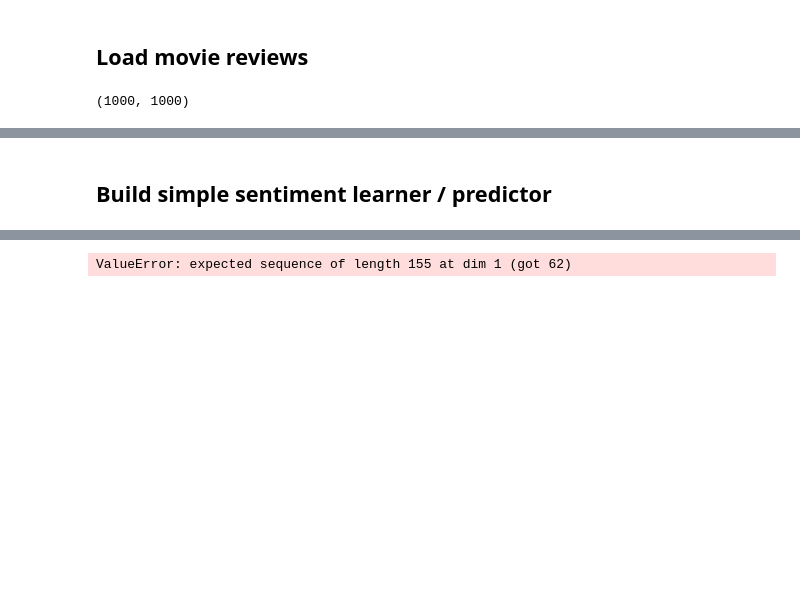
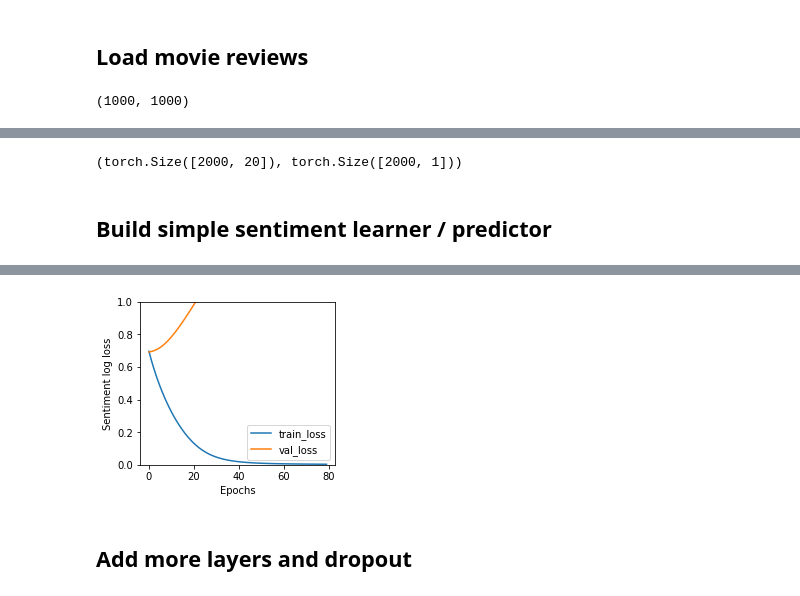
Before and after one commit to parrt/playdl, a Jupyter notebook: notebooks/imdb-sentiment-pytorch.ipynb, the cells around one changed output, grey strips where cells are left out. Saved outputs shown, nothing was run; the diff lists cells and outputs as text; code cells hidden in the pictures; blank space fills up the shorter version.

```diff
--- a/notebooks/imdb-sentiment-pytorch.ipynb
+++ b/notebooks/imdb-sentiment-pytorch.ipynb
@@ -127,3 +158,10 @@ X.shape
+# %%
+X = torch.stack(neg+pos)
+y = torch.tensor([0]*n_negdocs + [1]*n_posdocs).reshape(-1,1)
+y = y.float()
+X.shape, y.shape
+# %% [output]
+(torch.Size([2000, 20]), torch.Size([2000, 1]))
 # %% [markdown]
 ## Build simple sentiment learner / predictor
 # %%
@@ -147,33 +190,42 @@ class Sentiment(nn.Module):
         return torch.sigmoid(output)
 # %%
-def train(model, X, y, epochs=350, test_size=0.20, learning_rate = 0.002, print_every=30, loss_fn=nn.BCELoss()):
-    n = len(X)
-    shuffle_idx = np.random.permutation(range(n))
-    X = X[shuffle_idx]
-    y = y[shuffle_idx]
-    n_valid = int(n*test_size)
-    n_train = n - n_valid
-    X_train, X_valid = X[0:n_train], X[n_train:]
-    y_train, y_valid = y[0:n_train], y[n_train:]
+from sklearn.metrics import accuracy_score
+
+def train(model, X, y, epochs=350, test_size=0.20, learning_rate = 0.002, weight_decay=1.e-4, print_every=30, loss_fn=nn.BCELoss()):
+    X_train, X_valid, y_train, y_valid = train_test_split(X, y, 0.20)
     print(f"{len(X_train)} training and {len(X_valid)} test records")
 
-    optimizer = torch.optim.Adam(model.parameters(), lr=learning_rate, weight_decay=0.00000002) # model.parameters is just [U,M]
+    optimizer = torch.optim.Adam(model.parameters(), lr=learning_rate, weight_decay=weight_decay)
 
     history = []
-
     for t in range(epochs):
-        y_pred = model(X_train)
-        loss = loss_fn(y_pred, y_train)
+        y_prob = model(X_train)
+        loss = loss_fn(y_prob, y_train)
+        y_pred = torch.round(y_prob)
 
         optimizer.zero_grad()
         loss.backward() # autograd computes U.grad and M.grad
         optimizer.step()
 
+        with torch.no_grad():
+            loss_valid = loss_fn(model(X_valid), y_valid)
+            accur_train = accuracy_score(torch.round(model(X_train)), y_train)
+            accur_valid = accuracy_score(torch.round(model(X_valid)), y_valid)
+
+        history.append( (loss, loss_valid) )
+        if t % print_every == 0:
+            print(f"Epoch {t:3d} log loss {loss:7.3f}, {loss_valid:7.3f}   accuracy {accur_train:4.3f}, {accur_valid:4.3f}")
+
     history = torch.tensor(history)
     return model, history
 # %%
 nfactors = 64
 model = Sentiment(vocab_size, nfactors)
-print(model)
-train(model, torch.tensor(X), torch.tensor(y), epochs=5, print_every=1)
+model, history = train(model, torch.tensor(X), torch.tensor(y),
+                       epochs=80,
+                       learning_rate=0.001,
+                       weight_decay=0.0,
+                       print_every=10)
+
+plot_history(history, yrange=(0,1.0))
 # %% [output]
@@ -188 +241,3 @@ Sentiment(
-ValueError: expected sequence of length 155 at dim 1 (got 62)
+[figure, added]
+# %% [markdown]
+## Add more layers and dropout
```
Also changed, not shown: parts of 17 cells of this notebook, 1 other file.
